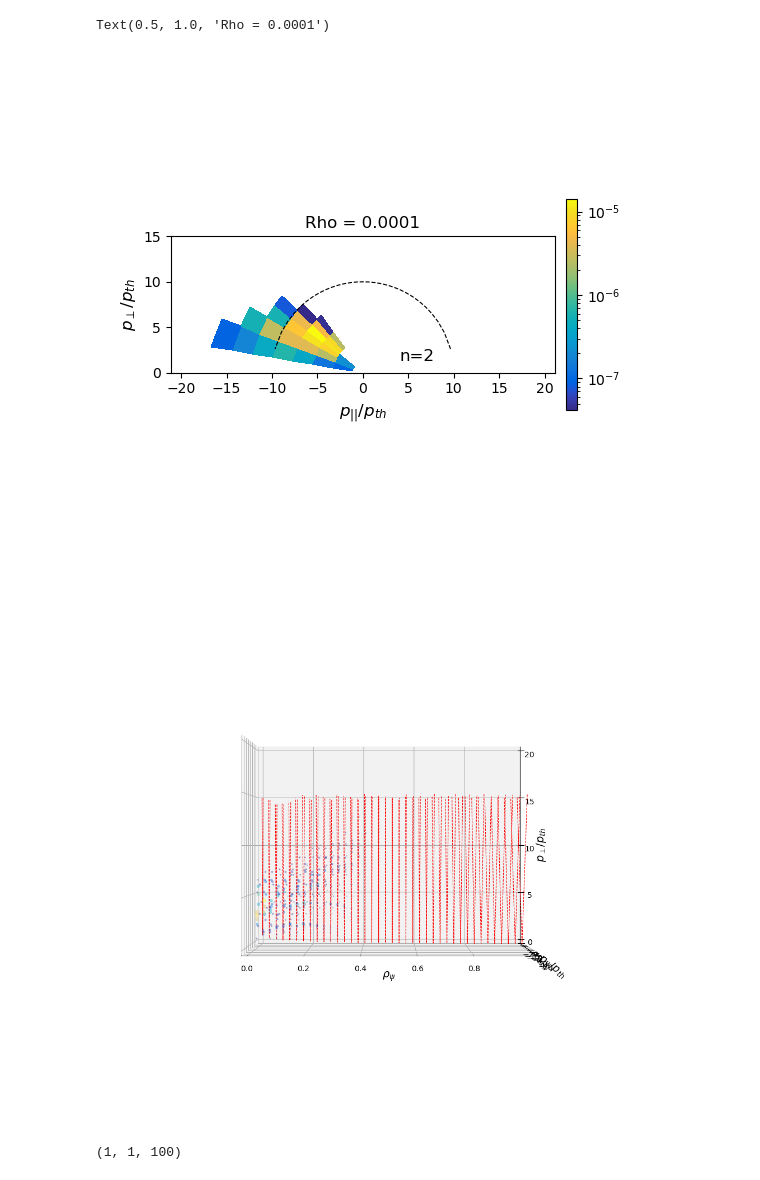
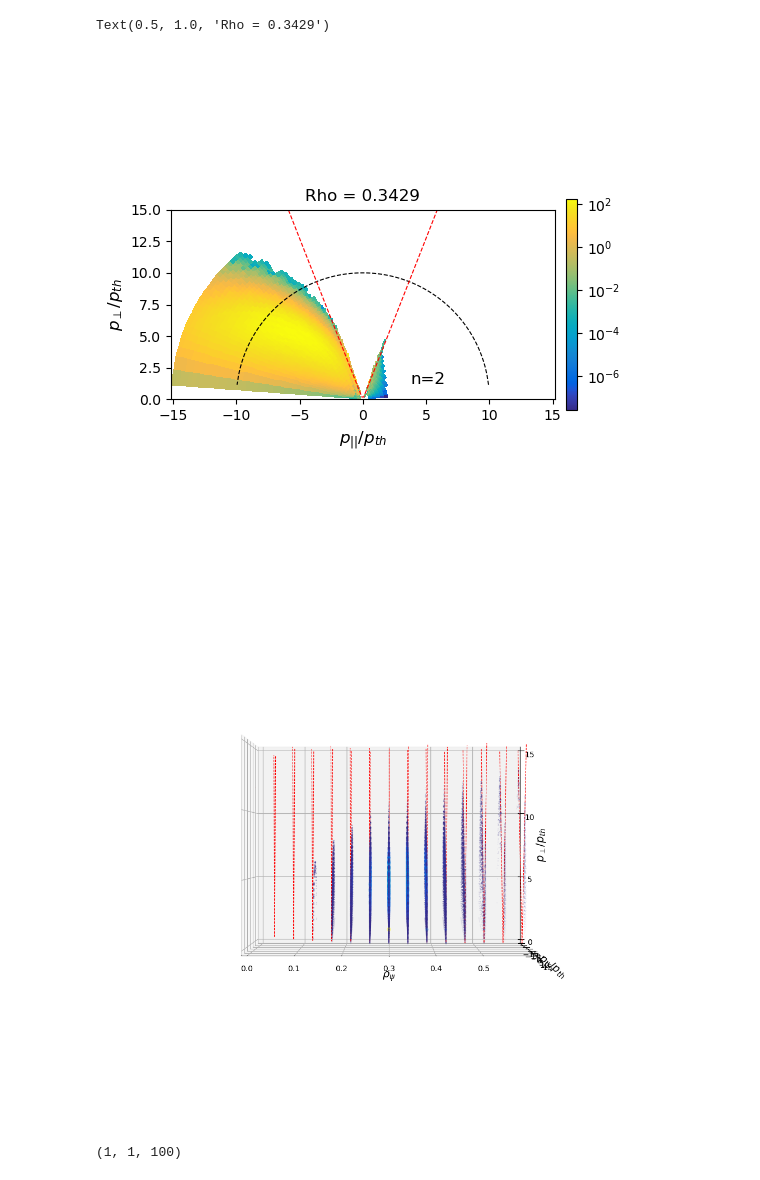
Before and after one commit to EwoutDevlaminck/WKBacca_QL, a Jupyter notebook: Analysis.ipynb, the cells around one changed output. Cells and saved outputs as stored; diff of their text form; code cells hidden in the pictures.

```diff
--- a/Analysis.ipynb
+++ b/Analysis.ipynb
@@ -56,9 +56,9 @@ cm_data = [[0.2081, 0.1663, 0.5292], [0.2116238095, 0.1897809524, 0.5776761905],
 parula_map = LinearSegmentedColormap.from_list('parula', cm_data)
 parula_map.set_under(cm_data[0])
 # %%
-#filename = '/home/devlamin/Documents/WKBeam_related/WKBacca_QL/QL_bounce_TCV74302_test2.h5'
-filename = '/home/devlamin/Documents/WKBeam_related/WKBacca_QL/QL_bounce_TCV72644_test2.h5'
-#filename = '/home/devlamin/Documents/WKBeam_related/Cases_ran_before/QL_bounce_TCV74302_test.h5'
+filename = '/home/devlamin/Documents/WKBeam_related/WKBacca_QL/QL_bounce_TCV74302_test.h5'
+#filename = '/home/devlamin/Documents/WKBeam_related/WKBacca_QL/QL_bounce_TCV74310_test.h5'
+#filename = '/home/devlamin/Documents/WKBeam_related/Cases_ran_before/QL_bounce_TCV74310_test.h5'
 #Had to move the file due to size limit
 # %%
 file = h5py.File(filename, 'r')
@@ -178,28 +179,28 @@ def Trapping_line(p_par, Trapksi0_h, i_psi):
 # %%
 plt.figure(figsize=(6, 5))
 ax = plt.subplot(111)
 QL_bounce_nofluct = np.where(QL_bounce_nofluct<Lowerbound, 0, QL_bounce_nofluct)
-i = 00
+i = 8
 fig = ax.pcolormesh(PPAR[i], PPER[i], QL_bounce_nofluct[i], cmap=parula_map, norm=LogNorm())
 #fig = plt.contourf(PPAR[i], PPER[i], QL_bounce[i], cmap=parula_map, norm=LogNorm(),levels=np.logspace(-3, 0, 100))
 colorbar = plt.colorbar(fig, orientation='vertical', pad=.025, shrink=.55)
 #colorbar.set_label(label=r'$D^{EC,0}_{n=2,3}$ [A.U.]', size=10)
 plt.contour(PPAR[i], PPER[i], Pnorm, levels=[10, 20, 29.99], colors='black', linestyles='dashed', linewidths=0.8)
 plt.annotate(r'n=2', xy=(3, 1), xytext=(7, 2), textcoords='offset points', fontsize=12)
 plt.annotate(r'n=3', xy=(13, 16), xytext=(7, 2), textcoords='offset points', fontsize=12)
 
 p_perp_Trap = Trapping_line(np.linspace(-p_max, p_max, 200), Trapksi0_h, i)
 plt.plot(np.linspace(-p_max, p_max, 200), p_perp_Trap, color='r', linestyle='--', linewidth=0.8)
 
 ax.set_xlabel(r'$p_{||}/p_{th}$', size=12)
 ax.set_ylabel(r'$p_{\perp}/p_{th}$', size=12)
-ax.set_ylim(0, 15)
+ax.set_ylim(0, p_max)
 #ax.set_xlim(-15, 15)
 ax.set_aspect('equal')
 ax.set_title(f'Rho = {np.sqrt(psi[i])}')
 # %% [output]
-Text(0.5, 1.0, 'Rho = 0.0001')
+Text(0.5, 1.0, 'Rho = 0.3429')
-[figure, old version]
+[figure, new version]
 # %%
 # 3D plot of the QL_bounce
 
@@ -231,8 +232,8 @@ ax.set_xlabel(r'$\rho_{\psi}$', fontsize= 14)
 ax.set_ylabel(r'$p_{\||}/p_{th}$' , fontsize= 14)
 ax.set_zlabel(r'$p_{\perp}/p_{th}$', fontsize= 14, rotation=180)
 
-ax.set_xlim([1, 0])
-ax.set_xticks([0.8, 0.6, 0.4, 0.2, 0])
+ax.set_xlim([rho_max, 0])
+ax.set_xticks(np.arange(0, rho_max, 0.1))
 ax.set_ylim([-p_max, p_max])
 ax.set_yticks(np.arange(-p_max, p_max+1, 5))
 ax.set_zlim([0, p_max])
@@ -240,7 +241,7 @@ ax.set_zticks(np.arange(0, p_max+1, 5))
 
 ax.view_init(elev=0, azim=90)
 # %% [output]
-[figure, old version]
+[figure, new version]
 # %%
 nperp = np.linspace(0, 1, 100)
 dnperp = np.diff(nperp)[0]
```
Also changed, not shown: parts of 8 cells of this notebook, 3 other files.
